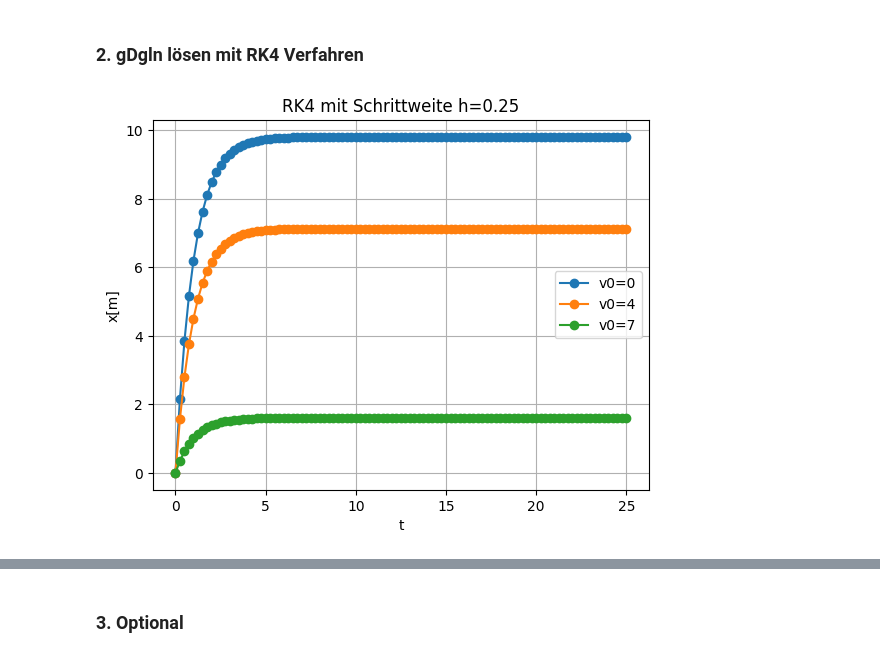
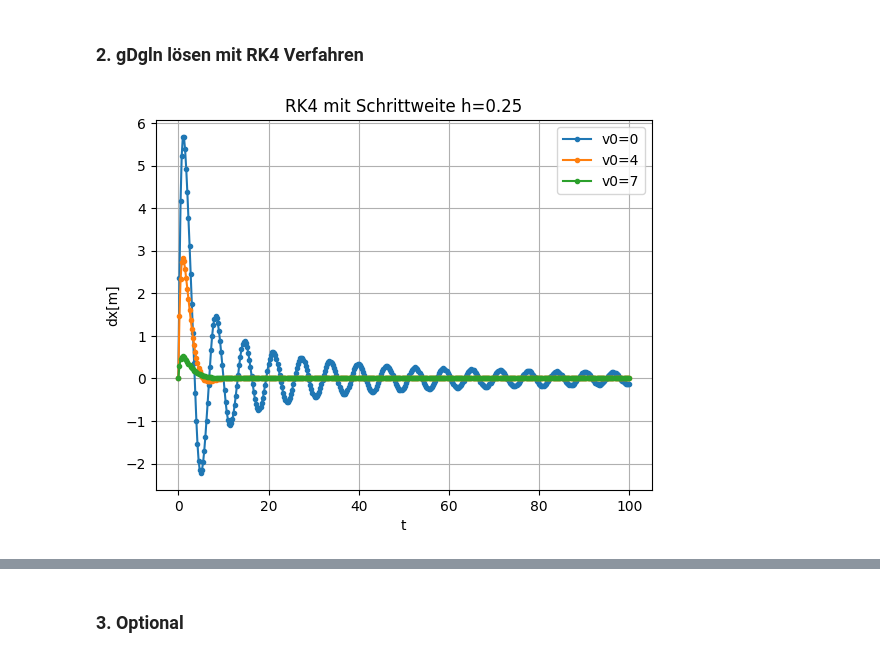
Before and after one commit to hollejon/Numerik, a Jupyter notebook: praktikum11/praktikum11.ipynb, the cells around one changed output, grey strips where cells are left out. Drawn from its saved outputs; the diff is of its cells as text; code cells hidden in the pictures.

```diff
--- a/praktikum11/praktikum11.ipynb
+++ b/praktikum11/praktikum11.ipynb
@@ -60,73 +60,90 @@ plt.show()
 # %% [markdown]
 ### 2. gDgln lösen mit RK4 Verfahren
 # %%
-# Verfahren Runge-Kutta-Verfahren (RK4)
-def runga_kutta_RK4_Systeme(x0, y0, X, N, f):
+# Verfahren Runge-Kutta-Verfahren (RK4) (für ein autonomes System)
+# Eine zweite Lösung für das RK4-Verfahren.
+
+def runga_kutta_RK4_2Systeme(x0, tend, h, f):
+    # x0: Anfangswerte
+    # y0: Anfangswerte
+    # tend: Zeit bis zum Ende
+    # h: Schrittweite
     # f: Funktion mit n Gleichungen
-    # x0: Anfangswerte
-    # X: Endwert
-    # N: Anzahl der Schritte
 
-    #h = (X-x0[0])/N
-    h = 0.25
-    N = N+1
-    #print("EXP: Schrittweite: ", h)
+    N = int(tend / h) +1
 
-    # Vektor mit x-daten und dx-daten
+    # Vektor mit dx-daten und x-daten
     x = np.array([np.zeros((N)), np.zeros((N))])
 
-    # Vektor mit y-daten und dy-daten
-    y = np.array([np.zeros((N)), np.zeros((N))])
-    z = np.zeros((N))
+    # Zeitvektor
+    t = np.zeros((N))
 
     x[0][0] = x0[0]
     x[1][0] = x0[1]
 
     for i in range(1, N):
-        #x[0][i] += h
-        #x[1][i] += h
-        z[i] = z[i-1] + h
+        t[i] = t[i-1] + h
 
         k1 = f([x[0][i-1],               x[1][i-1]])
         k2 = f([x[0][i-1] + 0.5*h*k1[1], x[1][i-1] + 0.5*h*k1[0]])
         k3 = f([x[0][i-1] + 0.5*h*k2[1], x[1][i-1] + 0.5*h*k2[0]])
         k4 = f([x[0][i-1] + h*k3[1],     x[1][i-1] + h*k3[0]])
-        x[0][i] = x[0][i-1] + h*((1/6)*k1[1] + (1/3)*k2[1] + (1/3)*k3[1] + (1/6)*k4[1]) #x
-        x[1][i] = x[1][i-1] + h*((1/6)*k1[0] + (1/3)*k2[0] + (1/3)*k3[0] + (1/6)*k4[0]) #dx
 
-    return x, y, z
+        x[0][i] = x[0][i-1] + h*((1/6)*k1[1] + (1/3)*k2[1] + (1/3)*k3[1] + (1/6)*k4[1]) #dx
+        x[1][i] = x[1][i-1] + h*((1/6)*k1[0] + (1/3)*k2[0] + (1/3)*k3[0] + (1/6)*k4[0]) #x
+
+    return x, t
 
 
 def model1(x):
-    x0 = x[0] # x
-    x1 = x[1] # dx
-    return np.array([x1,  -(k/m)*(x1+v0)*np.abs(x1+v0)- ((ks*x0)/m) + g])
+    x0 = x[0] # dx
+    x1 = x[1] # x
+    return np.array([x0,  -(k/m)*(x0+v0)*np.abs(x0+v0) - ((ks*x1)/m) + g])
 
+x0 = (0, 0)
+tend = 100
+h = 0.25
 
-#tdata_model = np.linspace(0, 100, 1000)
-x0 = (0, 0)
-y0 = (0, 0)
-Xend = 100
 v0 = 0.0
-v0_x, v0_y, t = runga_kutta_RK4_Systeme(x0, y0, Xend, 100, model1)
+v0_x, t = runga_kutta_RK4_2Systeme(x0, tend, h, model1)
 v0 = 4.0
-v4_x, v4_y, t = runga_kutta_RK4_Systeme(x0, y0, Xend, 100, model1)
+v4_x, t = runga_kutta_RK4_2Systeme(x0, tend, h, model1)
 v0 = 7.0
-v7_x, v7_y, t = runga_kutta_RK4_Systeme(x0, y0, Xend, 100, model1)
+v7_x, t = runga_kutta_RK4_2Systeme(x0, tend, h, model1)
 
-#print("EXP: RK4: ", RK_RK4_x[0])
-#print("EXP: RK4: ", RK_RK4_y[0])
 
 # =================== Plot erstellen ===================
 plt.figure(2)
-plt.plot(t,v0_x[0],  'o-', label='v0=0')
-plt.plot(t,v4_x[0],  'o-', label='v0=4')
-plt.plot(t,v7_x[0],  'o-', label='v0=7')
+plt.plot(t, v0_x[0],  '.-', label='v0=0')
+plt.plot(t, v4_x[0],  '.-', label='v0=4')
+plt.plot(t, v7_x[0],  '.-', label='v0=7')
+plt.ylabel('dx[m]')
+plt.xlabel('t')
+plt.title('RK4 mit Schrittweite h=0.25')
+plt.legend()
+plt.grid(True)
+plt.show()
+
+plt.figure(3)
+plt.plot(t, v0_x[1],  '.-', label='v0=0')
+plt.plot(t, v4_x[1],  '.-', label='v0=4')
+plt.plot(t, v7_x[1],  '.-', label='v0=7')
 plt.ylabel('x[m]')
 plt.xlabel('t')
 plt.title('RK4 mit Schrittweite h=0.25')
 plt.legend()
 plt.grid(True)
 plt.show()
+
+plt.figure(4)
+plt.plot(v0_x[1], v0_x[0],  '.-', label='v0=0')
+plt.plot(v4_x[1], v4_x[0],  '.-', label='v0=4')
+plt.plot(v7_x[1], v7_x[0],  '.-', label='v0=7')
+plt.ylabel('dx')
+plt.xlabel('x')
+plt.title('dx nach x')
+plt.legend()
+plt.grid(True)
+plt.show()
 # %% [output]
-[figure, old version]
+[figure, new version]
```
Also changed, not shown: parts of 3 cells of this notebook.
